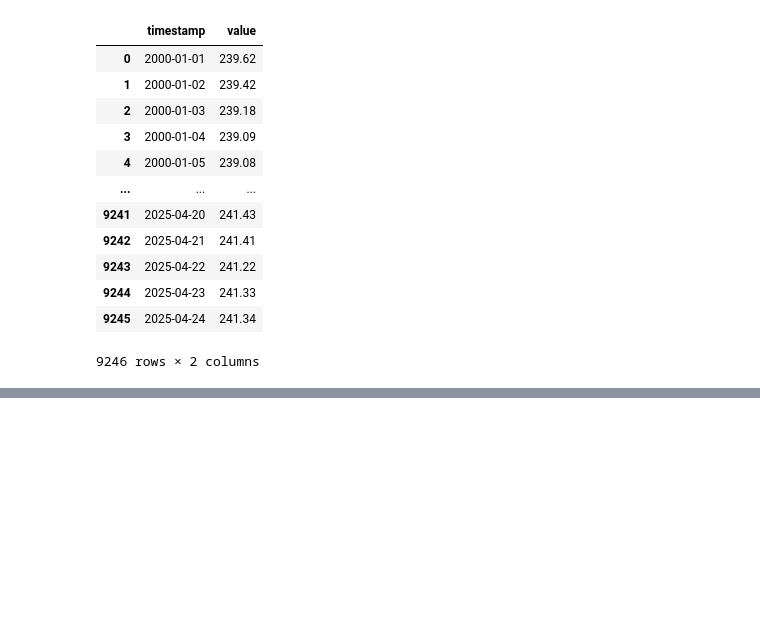
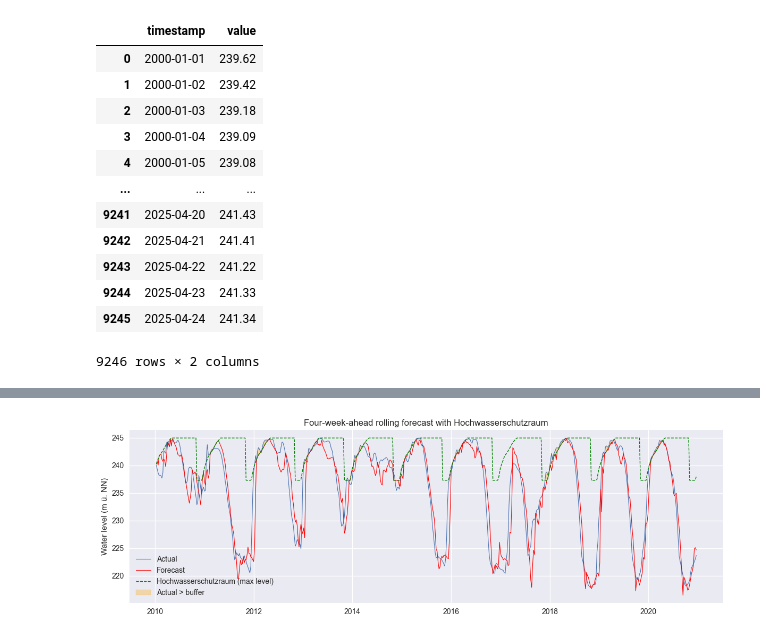
Before and after one commit to Marius-Knipp/edersee-water-prediction, a Jupyter notebook: notebooks/SARIMA.ipynb, the cells around one changed output, grey strips where cells are left out. Saved outputs shown, nothing was run; the diff lists cells and outputs as text; code cells hidden in the pictures; blank space fills up the shorter version.

Commit message:
Hochwasserschutzraum

```diff
--- a/notebooks/SARIMA.ipynb
+++ b/notebooks/SARIMA.ipynb
@@ -343,3 +461,37 @@ plt.show()
+# %%
+ml_valid = max_level.reindex(valid.index).ffill().bfill()
+ml_pred  = max_level.reindex(rolling_pred.index).ffill().bfill()
+
+fig, ax = plt.subplots(figsize=(12,4))
+
+# 1) plot actuals & forecasts
+ax.plot(valid.index,        valid,        label='Actual',   lw=.8)
+ax.plot(rolling_pred.index, rolling_pred, label='Forecast', color='red', lw=.8)
+
+# 2) plot the buffer‐level (max allowed) as a dashed line
+ax.plot(ml_valid.index,     ml_valid,
+        label='Hochwasserschutzraum (max level)',
+        color='green', linestyle='--', lw=1)
+
+# 3) shade areas where actual or forecast exceed the buffer
+ax.fill_between(
+    valid.index,
+    ml_valid,
+    valid,
+    where=(valid > ml_valid),
+    color='orange',
+    alpha=0.3,
+    label='Actual > buffer'
+)
+
+# 4) finalize
+ax.set_title("Four-week-ahead rolling forecast with Hochwasserschutzraum")
+ax.set_ylabel("Water level (m ü. NN)")
+ax.legend(loc='lower left')
+plt.tight_layout()
+plt.show()
+# %% [output]
+[figure, added]
 # %%
 resid = valid - rolling_pred
 plot_acf(resid, lags=50)
```
Also changed, not shown: parts of 8 cells of this notebook.
